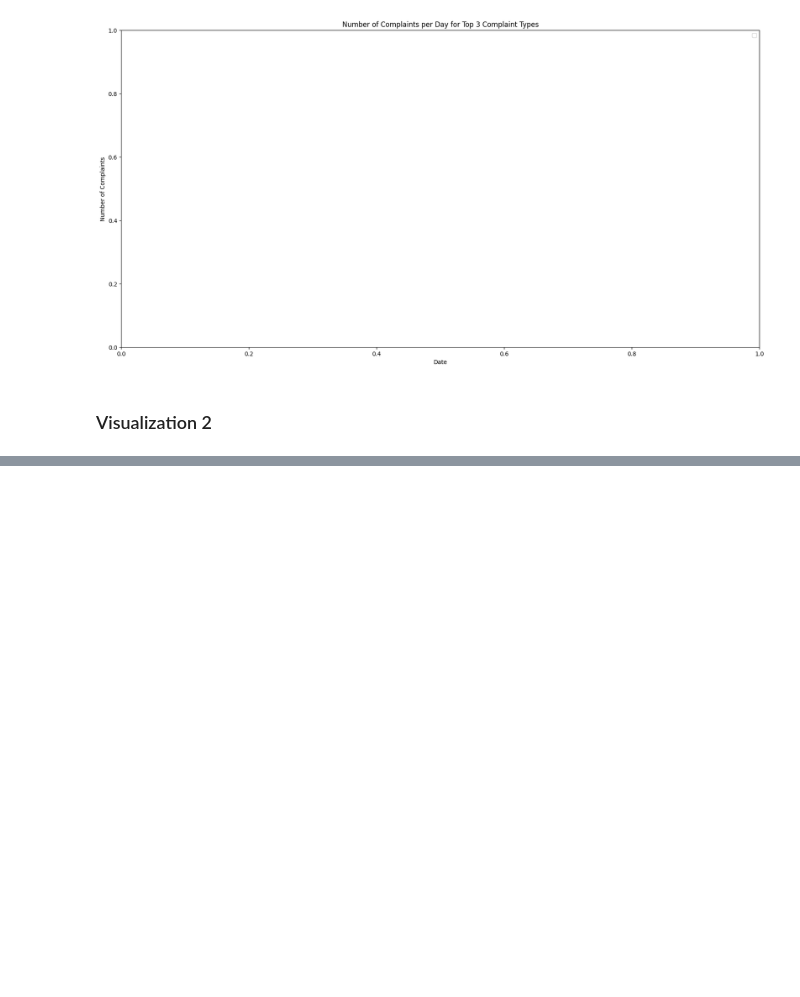
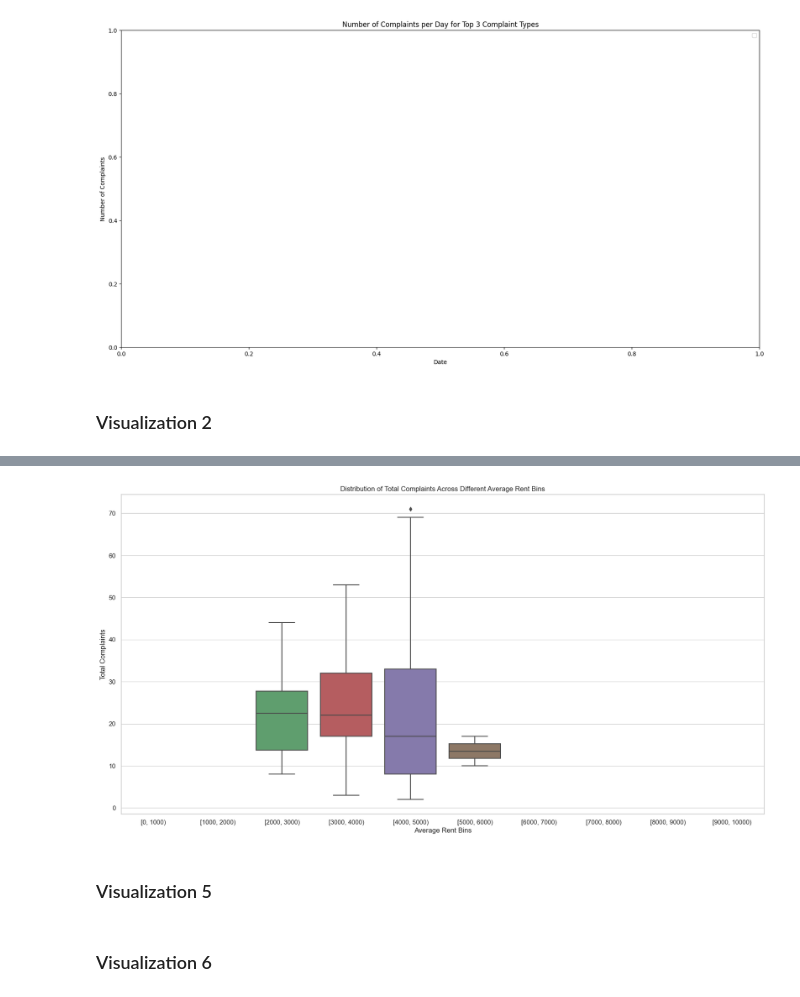
Before and after one commit to JiYu-Ella/Final_Project, a Jupyter notebook: Project Template.ipynb, the cells around one changed output, grey strips where cells are left out. Cells and saved outputs as stored; diff of their text form; code cells hidden in the pictures; blank space fills up the shorter version.

```diff
--- a/Project Template.ipynb
+++ b/Project Template.ipynb
@@ -847,0 +981,18 @@ NotImplementedError:
+# %%
+# use a more descriptive name for your function
+def plot_complaints_diff_rents(dataframe):
+    figure, axes = plt.subplots(figsize=(20, 10))
+
+    # Use the dataframe to pull out values needed to plot
+    values = dataframe[['avg_rent', 'total_complaints']]
+
+    # Assuming 'avg_rent' and 'total_complaints' are columns in your dataframe
+    sns.boxplot(x=pd.cut(values['avg_rent'], bins=range(0, 10001, 1000), right=False),
+                y=values['total_complaints'], ax=axes)
+
+    # Labeling axes and adding title
+    axes.set_xlabel("Average Rent Bins")
+    axes.set_ylabel("Total Complaints")
+    axes.set_title("Distribution of Total Complaints Across Different Average Rent Bins")
+
+    plt.show()
@@ -847,0 +1075,9 @@ NotImplementedError:
+# %%
+some_dataframe = data_complaints_diff_rents()
+plot_complaints_diff_rents(some_dataframe)
+# %% [output]
+[figure, added]
+# %% [markdown]
+### Visualization 5
+# %% [markdown]
+### Visualization 6
```
Also changed, not shown: parts of 11 cells of this notebook.
